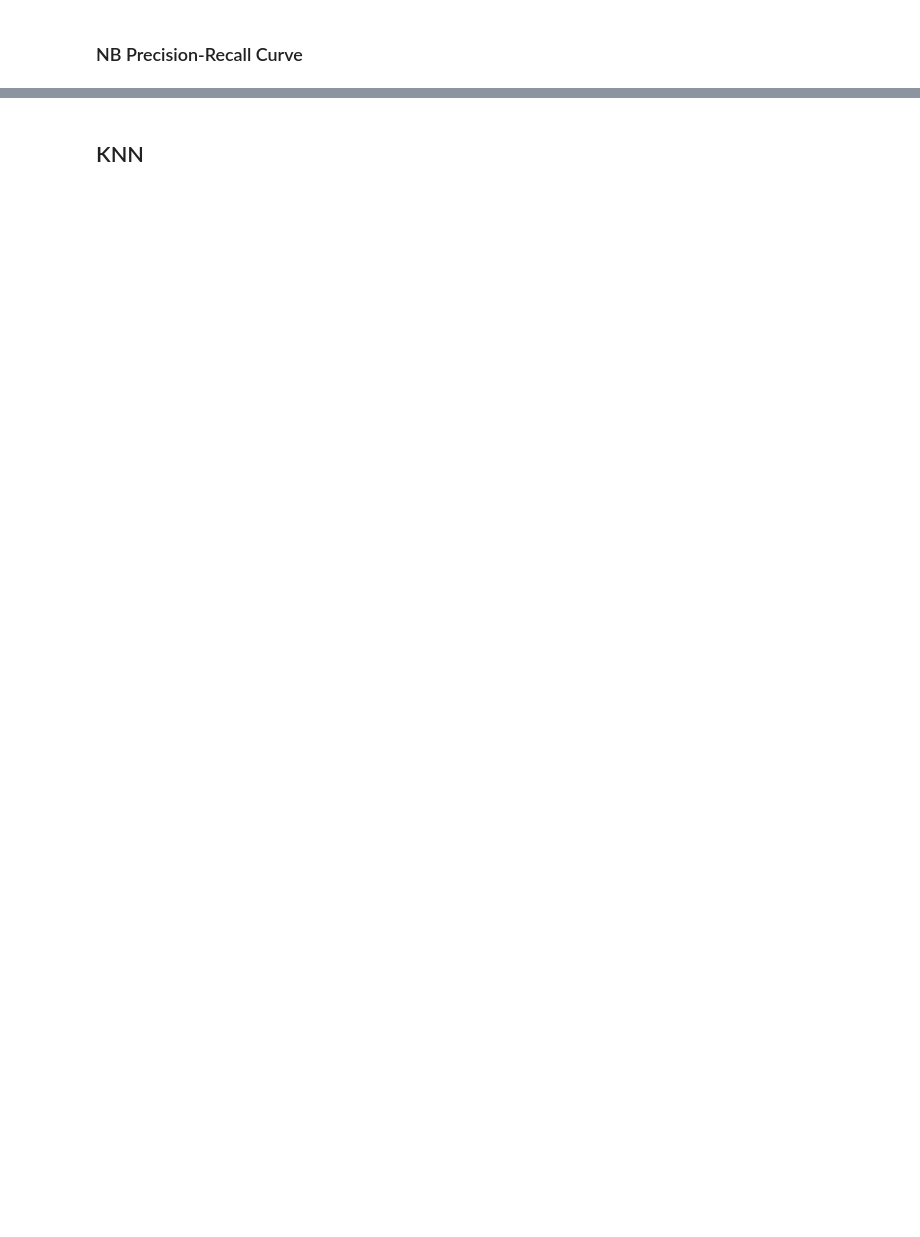
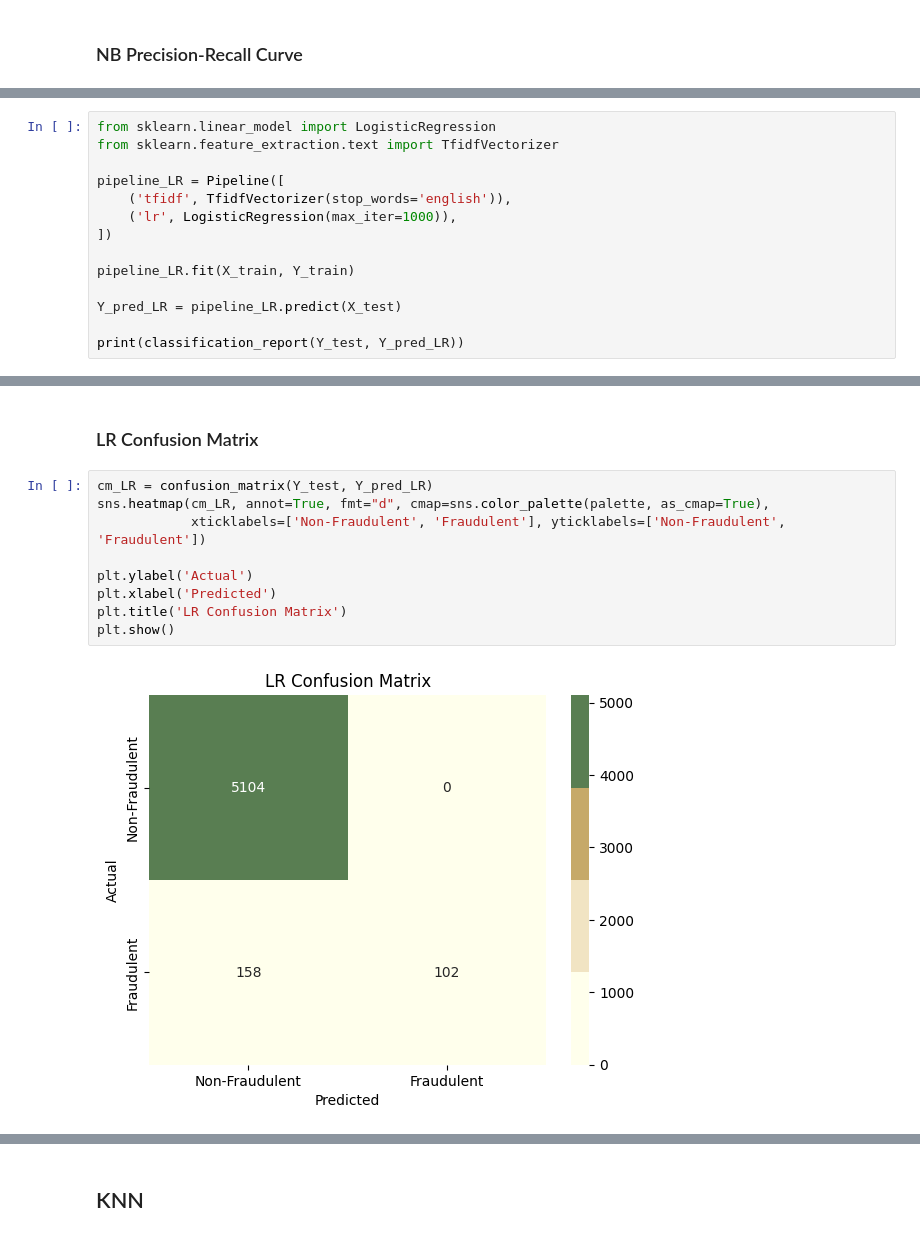
Before and after one commit to rebeccazhang199/Text_Analytics, a Jupyter notebook: final project/FinalProject_Full.ipynb, the cells around one changed output, grey strips where cells are left out. Drawn from its saved outputs; the diff is of its cells as text; blank space fills up the shorter version.

```diff
--- a/final project/FinalProject_Full.ipynb
+++ b/final project/FinalProject_Full.ipynb
@@ -467,0 +477,14 @@ plt.show()
+# %%
+from sklearn.linear_model import LogisticRegression
+from sklearn.feature_extraction.text import TfidfVectorizer
+
+pipeline_LR = Pipeline([
+    ('tfidf', TfidfVectorizer(stop_words='english')),
+    ('lr', LogisticRegression(max_iter=1000)),
+])
+
+pipeline_LR.fit(X_train, Y_train)
+
+Y_pred_LR = pipeline_LR.predict(X_test)
+
+print(classification_report(Y_test, Y_pred_LR))
@@ -467,0 +500,13 @@ plt.show()
+# %% [markdown]
+### LR Confusion Matrix
+# %%
+cm_LR = confusion_matrix(Y_test, Y_pred_LR)
+sns.heatmap(cm_LR, annot=True, fmt="d", cmap=sns.color_palette(palette, as_cmap=True),
+            xticklabels=['Non-Fraudulent', 'Fraudulent'], yticklabels=['Non-Fraudulent', 'Fraudulent'])
+
+plt.ylabel('Actual')
+plt.xlabel('Predicted')
+plt.title('LR Confusion Matrix')
+plt.show()
+# %% [output]
+[figure, added]
```
Also changed, not shown: parts of 47 cells of this notebook.
